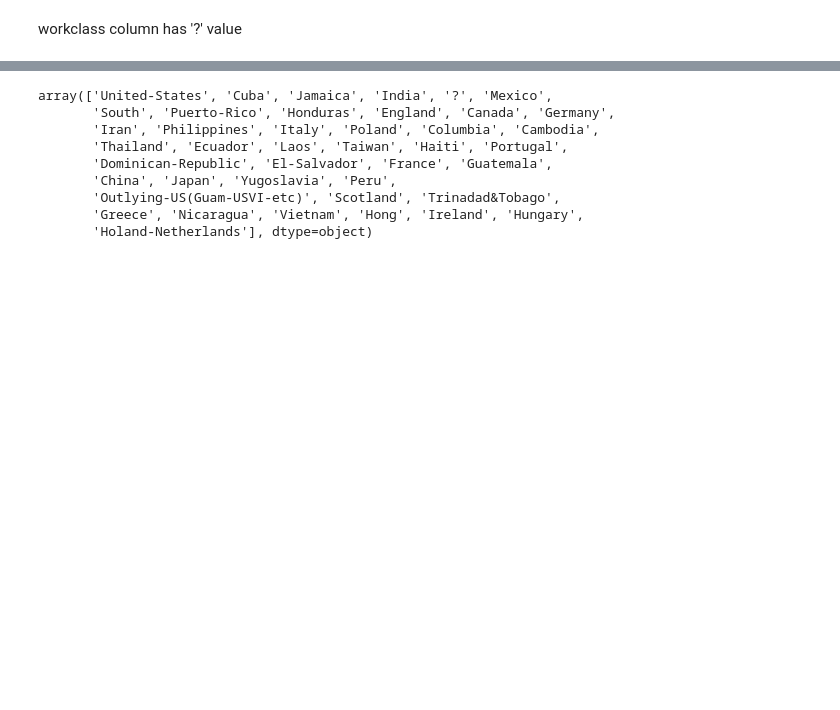
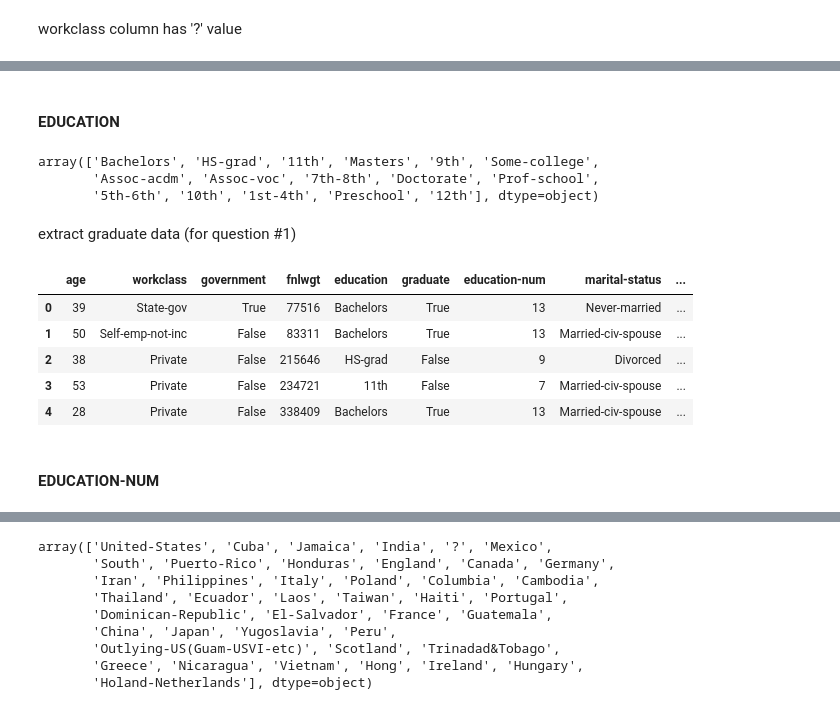
Before and after one commit to KrimssmirK/CCDATS1L_PROJECT_COM-ML201, a Jupyter notebook: Data_Science_1_Project.ipynb, the cells around one changed output, grey strips where cells are left out. Saved outputs shown, nothing was run; the diff lists cells and outputs as text; code cells hidden in the pictures; blank space fills up the shorter version.

```diff
--- a/Data_Science_1_Project.ipynb
+++ b/Data_Science_1_Project.ipynb
@@ -194,2 +225,32 @@ min      1.376900e+04
 max      1.484705e+06
 Name: fnlwgt, dtype: float64
+# %% [markdown]
+ #### EDUCATION
+# %%
+dataset["education"].unique()
+# %% [output]
+array(['Bachelors', 'HS-grad', '11th', 'Masters', '9th', 'Some-college',
+       'Assoc-acdm', 'Assoc-voc', '7th-8th', 'Doctorate', 'Prof-school',
+       '5th-6th', '10th', '1st-4th', 'Preschool', '12th'], dtype=object)
+# %% [markdown]
+extract graduate data (for question #1)
+# %%
+educations = dataset["education"]
+graduate = []
+for education in educations:
+  if education not in ("Bachelors", "Masters", "Doctorate"):
+    graduate.append(False)
+  else:
+    graduate.append(True)
+
+dataset.insert(5, "graduate", graduate, allow_duplicates=True)
+dataset.head(5)
+# %% [output]
+|  | age | workclass | government | fnlwgt | education | graduate | education-num | marital-status | ... |
+| 0 | 39 | State-gov | True | 77516 | Bachelors | True | 13 | Never-married | ... |
+| 1 | 50 | Self-emp-not-inc | False | 83311 | Bachelors | True | 13 | Married-civ-spouse | ... |
+| 2 | 38 | Private | False | 215646 | HS-grad | False | 9 | Divorced | ... |
+| 3 | 53 | Private | False | 234721 | 11th | False | 7 | Married-civ-spouse | ... |
+| 4 | 28 | Private | False | 338409 | Bachelors | True | 13 | Married-civ-spouse | ... |
+# %% [markdown]
+#### EDUCATION-NUM
```
Also changed, not shown: parts of 63 cells of this notebook.
